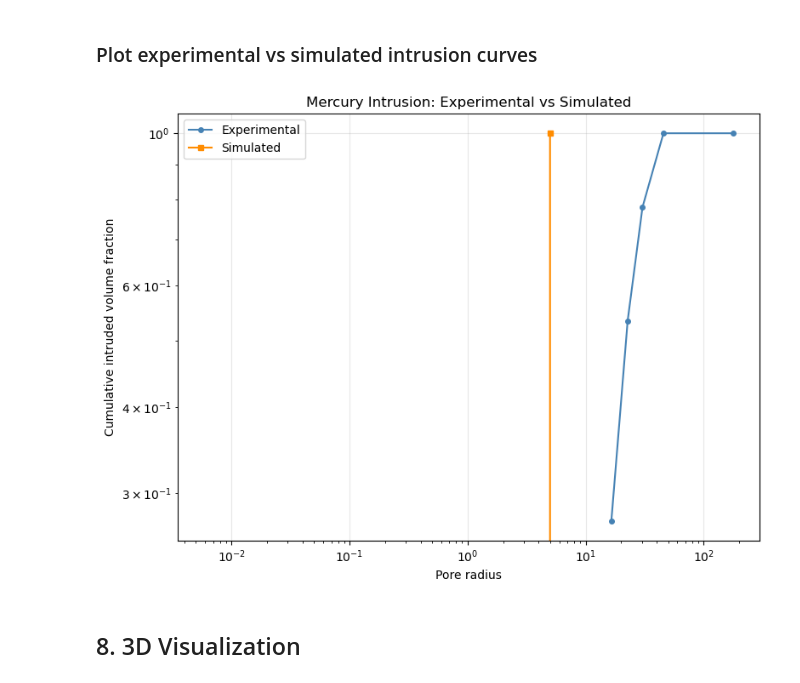
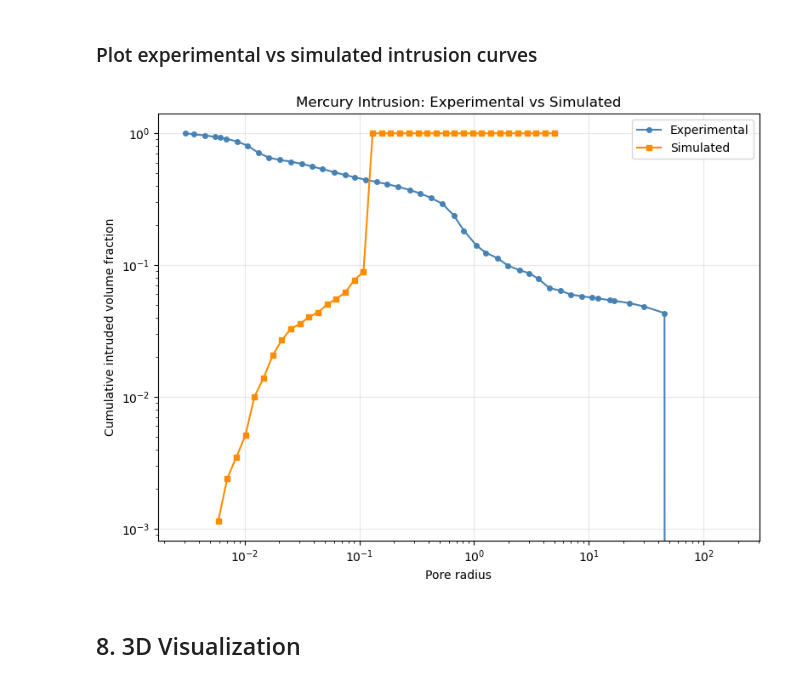
Before and after one commit to jerome-lux/pnm, a Jupyter notebook: examples/PNM-generation.ipynb, the cells around one changed output. Drawn from its saved outputs; the diff is of its cells as text; code cells hidden in the pictures.

```diff
--- a/examples/PNM-generation.ipynb
+++ b/examples/PNM-generation.ipynb
@@ -65,5 +73,6 @@ Available files:
 # %%
 csv_files = sorted([f for f in os.listdir(DATA_DIR) if f.endswith(".csv")])
-for f in csv_files:
-    print(f"  - {f}")
+print(f"Found {len(csv_files)} CSV file(s) in {DATA_DIR}:")
+for i, f in enumerate(csv_files):
+    print(f"  [{i}] {f}")
 # %% [output]
@@ -232,15 +287,13 @@ to explore different network configurations.
 # ============================================================
 # USER PARAMETERS - modify these values as needed
 # ============================================================
-npores = 5000                    # target number of pores
-target_porosity = 0.30           # target pore-body porosity
-e = 1.0                          # empirical corrective factor (1 = no correction)
-PRTRR = 2.0                      # pore radius to throat radius ratio
+npores = 2000                    # target number of pores
+target_porosity = 0.35           # target pore-body porosity
 sratio = 0.75                    # max pore surface covered by throats (constant)
 # sratio = (0.7, 0.4, 0.9, 0.15)  # alternative: Gaussian (loc, low, high, sigma)
 minc = 2                         # minimum pore connectivity
-maxc = 12                        # maximum pore connectivity
-BCgridsize = 50                  # grid resolution for boundary detection
+maxc = 512                       # maximum pore connectivity
+BCgridsize = 100                 # grid resolution for boundary detection
 # ============================================================
 
 print("Model parameters:")
@@ -266,25 +322,22 @@ We generate a random packing of pores using the experimental radius distribution
 The packing uses the fast **cell-list** algorithm (`packing_method="cell"`)
 which is suitable for networks with tens of thousands of pores.
 # %%
-# Build radius distribution from experimental data
-# We use the experimental pore radii as the distribution
-from pnm.Stats import distribution
+# Build radius distribution from predicted pore distribution
+rdist = partial(
+    inverse_transform_sampling_from_raw_data,
+    pdist,
+    bins=pore_radii_bins[:-1],
+    high=np.inf,
+)
 
-rdist = {
-    'func': distribution,
-    'loc': float(pore_radii.mean()),
-    'scale': float(pore_radii.std()),
-    'low': float(pore_radii.min()),
-    'high': float(pore_radii.max()),
-}
-print(f"Radius distribution: loc={rdist['loc']:.4f}, scale={rdist['scale']:.4f}")
-print(f"  low={rdist['low']:.4f}, high={rdist['high']:.4f}")
+print("Radius distribution: predicted pore distribution from experimental throat data")
+print(f"  Pore bins: {len(pore_radii_bins) - 1} bins from {pore_radii_bins[0]:.4f} to {pore_radii_bins[-1]:.4f}")
 
 # Generate the network
-print("\nGenerating pore network...")
+print("Generating pore network...")
 pn = random_PNM(
     npores=npores,
-    extent=(10.0, 10.0, 10.0),
+    extent=(1.0, 1.0, 1.0),
     porosity=target_porosity,
     rdist=rdist,
     sratio=sratio,
@@ -464,30 +526,31 @@ Intrusion fraction: 1.0000
 ### Plot experimental vs simulated intrusion curves
 # %%
 # Experimental intrusion: volume vs diameter (convert diameter -> radius)
-exp_radii = diameters_f / 2.0
-exp_cum_vol = np.cumsum(volumes_f) / volumes_f.sum()
+# Use the cumulative volume from the original data (before thresholding)
+exp_radii = diameters / 2.0
+exp_cum_vol = volumes_cum / volumes_cum.max() if volumes_cum.max() > 0 else volumes_cum
 
 # Simulated intrusion: Dlist contains diameters, convert to radius
 sim_radii = np.array(Dlist[::-1]) / 2.0  # reverse order (smallest first)
 sim_cum_vol = np.cumsum(np.array(vint[::-1])) / total_void
 
 fig, ax = plt.subplots(figsize=(8, 6))
 
 ax.plot(exp_radii, exp_cum_vol, 'o-', label='Experimental', color='steelblue', markersize=4)
 ax.plot(sim_radii, sim_cum_vol, 's-', label='Simulated', color='darkorange', markersize=4)
 
 ax.set_xlabel('Pore radius')
 ax.set_ylabel('Cumulative intruded volume fraction')
 ax.set_title('Mercury Intrusion: Experimental vs Simulated')
 ax.legend()
 ax.grid(True, alpha=0.3)
 ax.set_xscale('log')
 ax.set_yscale('log')
 
 plt.tight_layout()
 plt.show()
 # %% [output]
-[figure, old version]
+[figure, new version]
 # %% [markdown]
 ## 8. 3D Visualization
 # %% [markdown]
```
Also changed, not shown: parts of 32 cells of this notebook.
